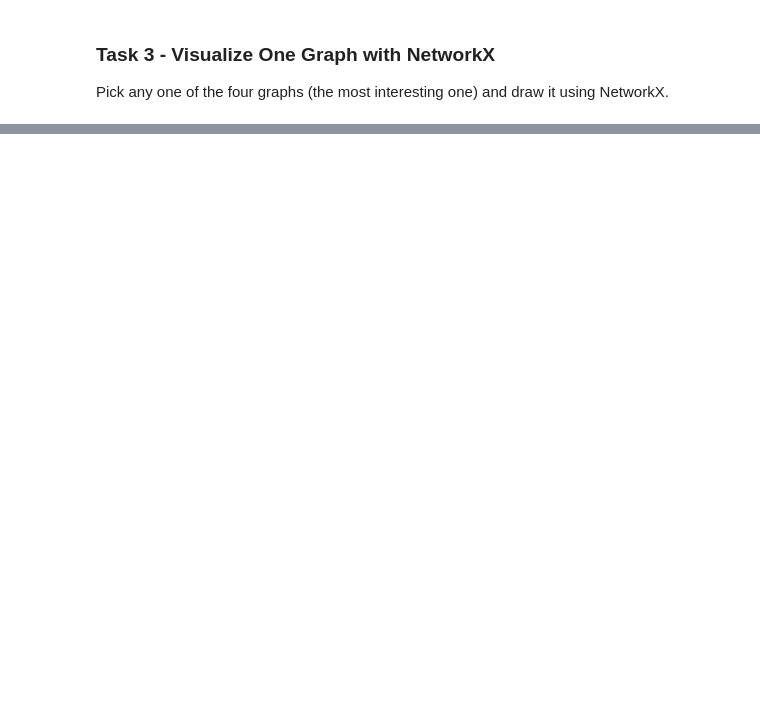
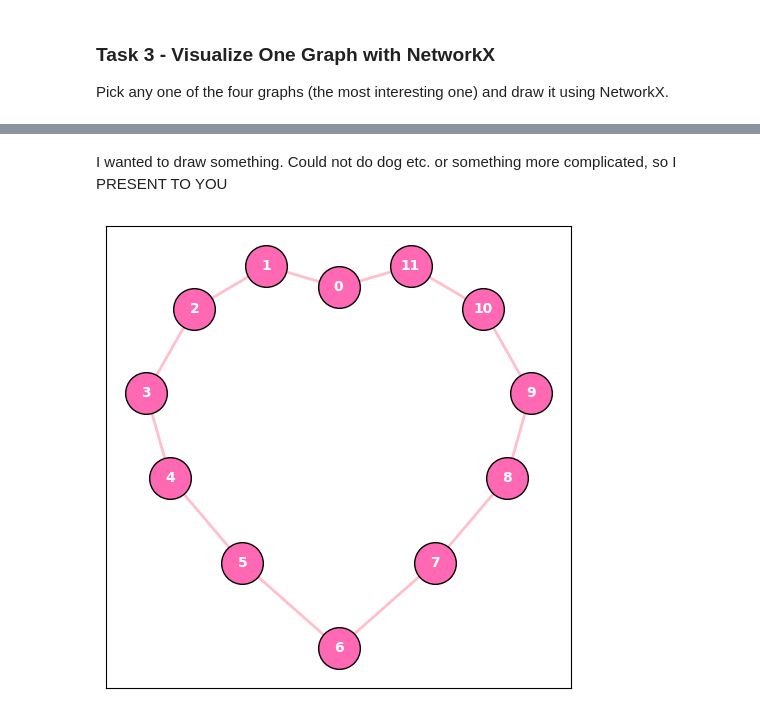
Before and after one commit to veraterenteva/graph-tasks, a Jupyter notebook: tasks.ipynb, the cells around one changed output, grey strips where cells are left out. Cells and saved outputs as stored; diff of their text form; code cells hidden in the pictures; blank space fills up the shorter version.

```diff
--- a/tasks.ipynb
+++ b/tasks.ipynb
@@ -33,0 +232,39 @@ Pick any one of the four graphs (the most interesting one) and draw it using Net
+# %% [markdown]
+I wanted to draw something. Could not do dog etc. or something more complicated, so I PRESENT TO YOU
+# %%
+vertices = 12
+edges = [
+    (0, 1, 1.0), (1, 2, 1.0), (2, 3, 1.0), (3, 4, 1.0), (4, 5, 1.0),
+    (5, 6, 1.0), (6, 7, 1.0), (7, 8, 1.0), (8, 9, 1.0),
+    (9, 10, 1.0), (10, 11, 1.0), (11, 0, 1.0)
+]
+
+heart_graph = GraphFactory.from_edges(vertices, edges, directed=False)
+
+pos = {
+    0: (0, 0.9),
+    1: (-0.3, 1.0),
+    2: (-0.6, 0.8),
+    3: (-0.8, 0.4),
+    4: (-0.7, 0.0),
+    5: (-0.4, -0.4),
+    6: (0, -0.8),
+    7: (0.4, -0.4),
+    8: (0.7, 0.0),
+    9: (0.8, 0.4),
+    10: (0.6, 0.8),
+    11: (0.3, 1.0)
+}
+
+G = nx.Graph()
+for u, neighbors in heart_graph.get_adjacency_list().items():
+    for v, _ in neighbors:
+        G.add_edge(u, v)
+
+plt.figure(figsize=(6, 6))
+nx.draw_networkx_nodes(G, pos, node_color="hotpink", node_size=900, edgecolors="black")
+nx.draw_networkx_edges(G, pos, width=2.0, edge_color="pink")
+nx.draw_networkx_labels(G, pos, font_color="white", font_weight="bold", font_size=10)
+plt.show()
+# %% [output]
+[figure, added]
```
Also changed, not shown: parts of 18 cells of this notebook, 4 other files.
